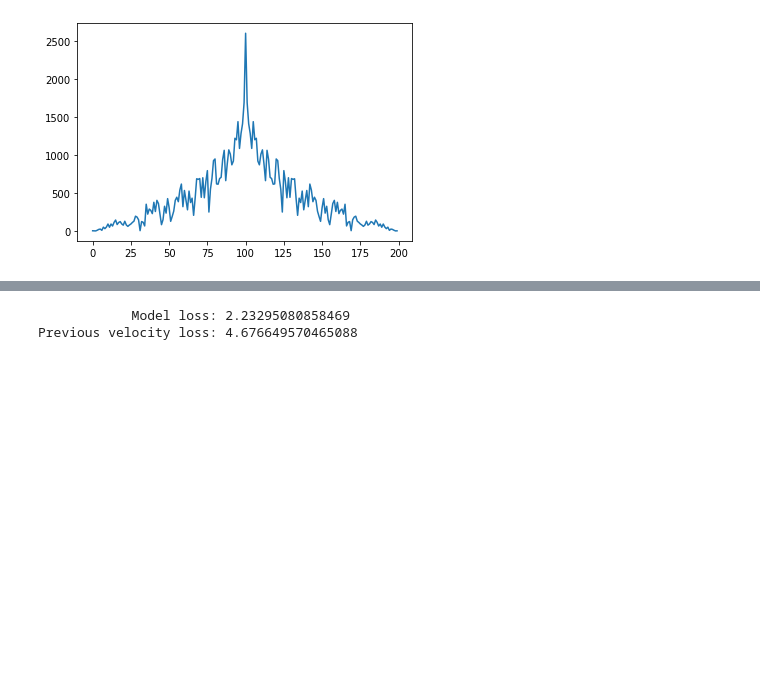
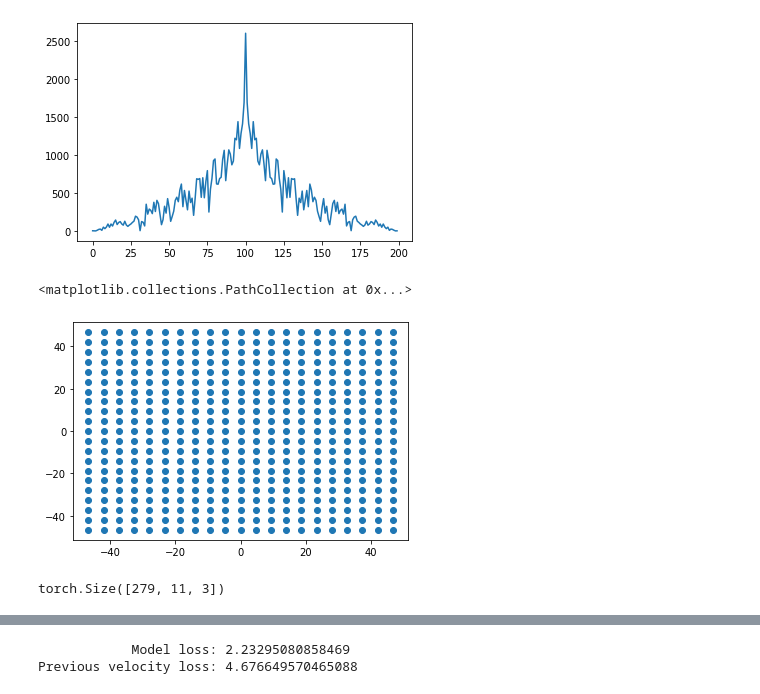
Before and after one commit to akarshkumar0101/basketball-rl, a Jupyter notebook: modeling/modeling.ipynb, the cells around one changed output, grey strips where cells are left out. Saved outputs shown, nothing was run; the diff lists cells and outputs as text; code cells hidden in the pictures; blank space fills up the shorter version.

```diff
--- a/modeling/modeling.ipynb
+++ b/modeling/modeling.ipynb
@@ -27,0 +37,9 @@ mbd = torch.load('data_processed/mbd')
+# %%
+dcs = discrete_prob.DiscretizeContinuousSpace(np.full(2, fill_value=-constants.max_speed_ball*.7, dtype=float),
+                                              np.full(2, fill_value=+constants.max_speed_ball*.7, dtype=float),
+                                              np.full(2, fill_value=21, dtype=int))
+a = dcs.bin2vec(np.arange(np.prod(dcs.n_bins)))
+plt.scatter(*a.T)
+# %% [output]
+<matplotlib.collections.PathCollection at 0x...>
+[figure, added]
@@ -27,0 +48,5 @@ mbd = torch.load('data_processed/mbd')
+# %%
+net = agent.ModelNet(mbd, n_outputs=3, n_embed=210, n_heads=5, mlp_dim=400, n_layers=5)
+net(batch['x'], batch['v'], batch['id_team'], batch['id_player']).shape
+# %% [output]
+torch.Size([279, 11, 3])
```
Also changed, not shown: parts of 13 cells of this notebook, 9 other files.
